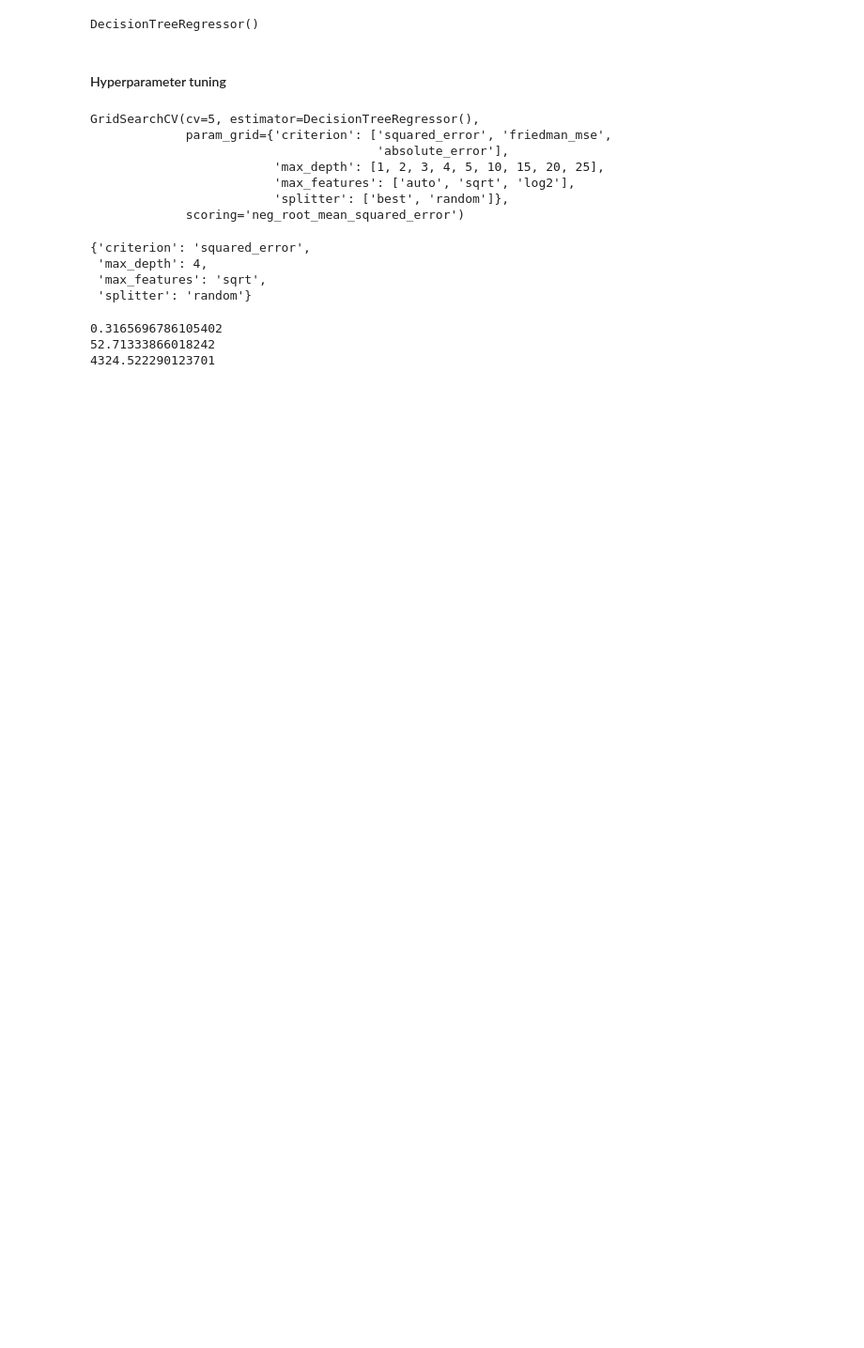
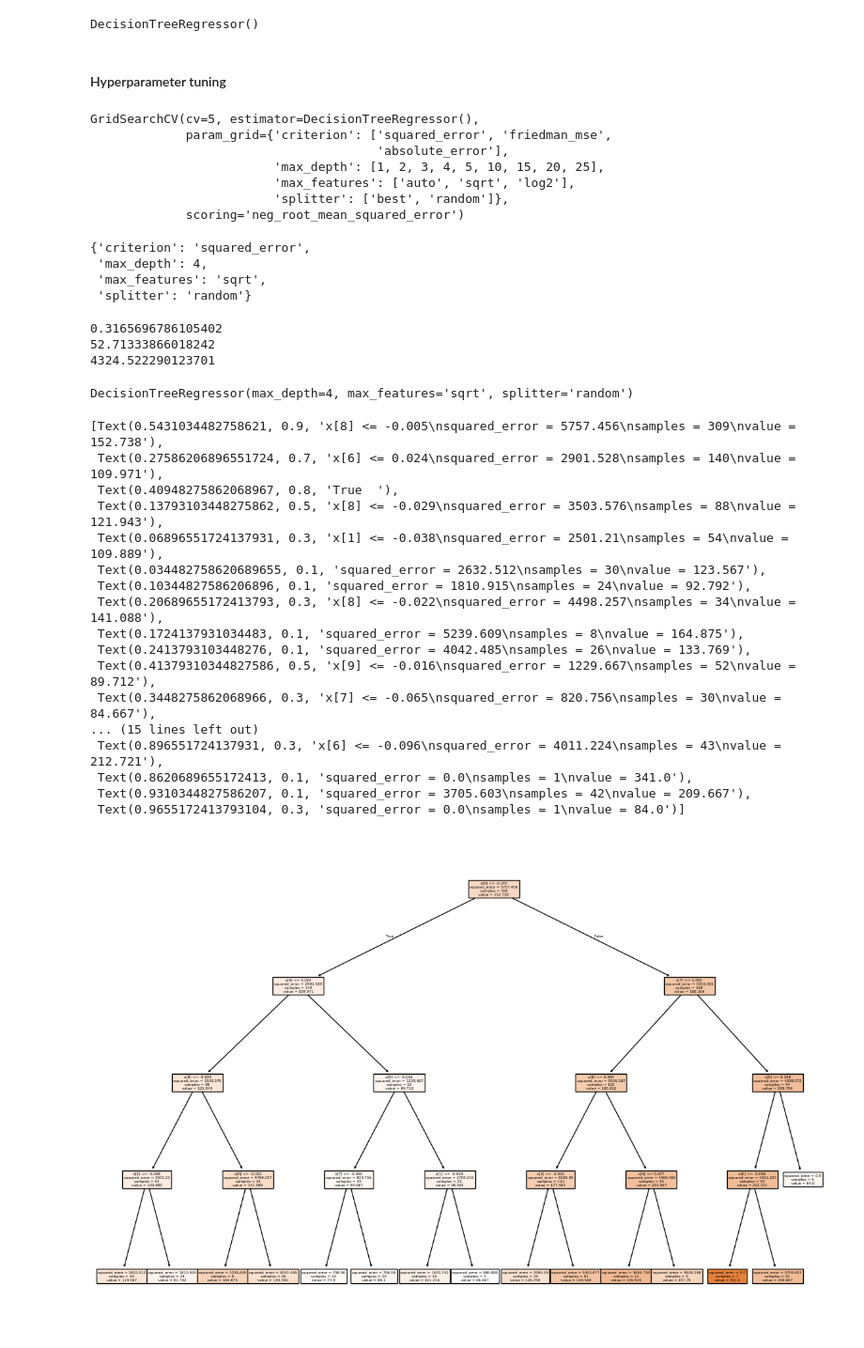
Before and after one commit to agam-katiyar/Data-Science, a Jupyter notebook: Python/24. Decision Tree/Decision tree Regressor diabetes prediction.ipynb, the cells around one changed output. Shown at 94% size. Drawn from its saved outputs; the diff is of its cells as text; code cells hidden in the pictures; blank space fills up the shorter version.

```diff
--- a/Python/24. Decision Tree/Decision tree Regressor diabetes prediction.ipynb
+++ b/Python/24. Decision Tree/Decision tree Regressor diabetes prediction.ipynb
@@ -159,4 +159,33 @@ print(mean_squared_error(y_test, y_pred))
 52.71333866018242
 4324.522290123701
 # %%
-selectm = GridSearchCV(regressor, param_grid=param, cv=5, scoring='neg_root_mean_squared_error')
+selectedmodel = DecisionTreeRegressor(criterion='friedman_mse', max_depth=4, max_features='sqrt',splitter='random')
+# %%
+selectedmodel.fit(X_train, y_train)
+# %% [output]
+DecisionTreeRegressor(max_depth=4, max_features='sqrt', splitter='random')
+# %%
+##Visualize the Decision Tree
+import matplotlib. pyplot as plt
+from sklearn import tree
+plt.figure(figsize=(15,10))
+tree.plot_tree(selectedmodel, filled=True)
+# %% [output]
+[Text(0.5431034482758621, 0.9, 'x[8] <= -0.005\nsquared_error = 5757.456\nsamples = 309\nvalue = 152.738'),
+ Text(0.27586206896551724, 0.7, 'x[6] <= 0.024\nsquared_error = 2901.528\nsamples = 140\nvalue = 109.971'),
+ Text(0.40948275862068967, 0.8, 'True  '),
+ Text(0.13793103448275862, 0.5, 'x[8] <= -0.029\nsquared_error = 3503.576\nsamples = 88\nvalue = 121.943'),
+ Text(0.06896551724137931, 0.3, 'x[1] <= -0.038\nsquared_error = 2501.21\nsamples = 54\nvalue = 109.889'),
+ Text(0.034482758620689655, 0.1, 'squared_error = 2632.512\nsamples = 30\nvalue = 123.567'),
+ Text(0.10344827586206896, 0.1, 'squared_error = 1810.915\nsamples = 24\nvalue = 92.792'),
+ Text(0.20689655172413793, 0.3, 'x[8] <= -0.022\nsquared_error = 4498.257\nsamples = 34\nvalue = 141.088'),
+ Text(0.1724137931034483, 0.1, 'squared_error = 5239.609\nsamples = 8\nvalue = 164.875'),
+ Text(0.2413793103448276, 0.1, 'squared_error = 4042.485\nsamples = 26\nvalue = 133.769'),
+ Text(0.41379310344827586, 0.5, 'x[9] <= -0.016\nsquared_error = 1229.667\nsamples = 52\nvalue = 89.712'),
+ Text(0.3448275862068966, 0.3, 'x[7] <= -0.065\nsquared_error = 820.756\nsamples = 30\nvalue = 84.667'),
+... (15 lines left out)
+ Text(0.896551724137931, 0.3, 'x[6] <= -0.096\nsquared_error = 4011.224\nsamples = 43\nvalue = 212.721'),
+ Text(0.8620689655172413, 0.1, 'squared_error = 0.0\nsamples = 1\nvalue = 341.0'),
+ Text(0.9310344827586207, 0.1, 'squared_error = 3705.603\nsamples = 42\nvalue = 209.667'),
+ Text(0.9655172413793104, 0.3, 'squared_error = 0.0\nsamples = 1\nvalue = 84.0')]
+[figure, added]
```
